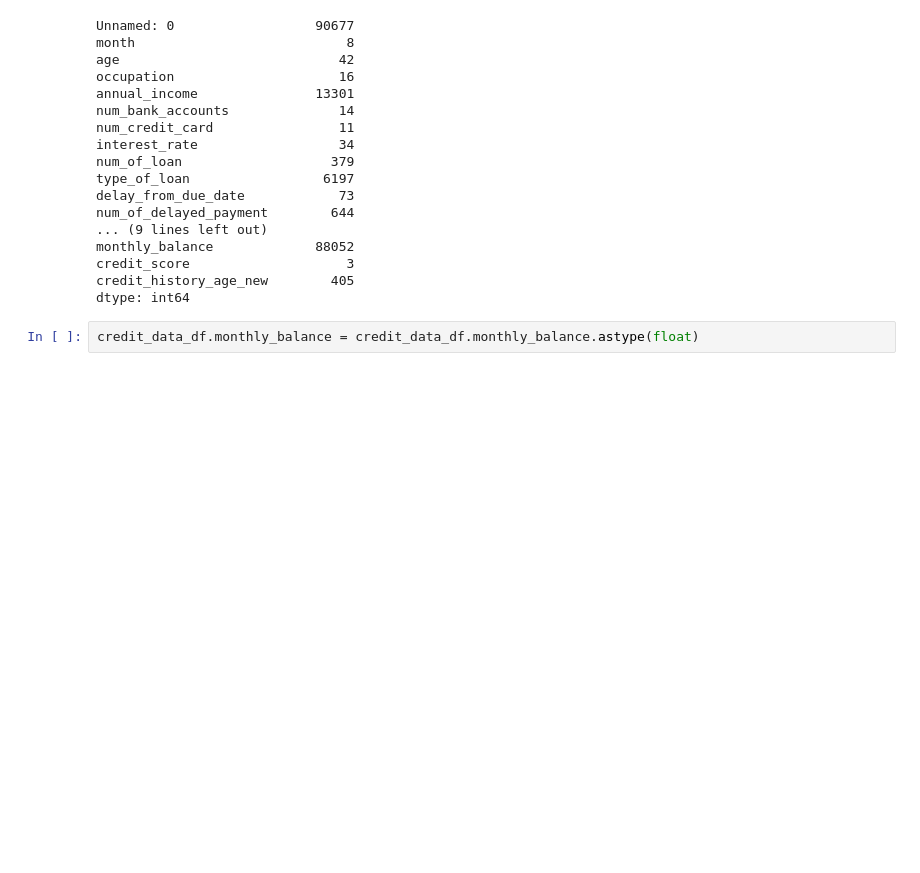
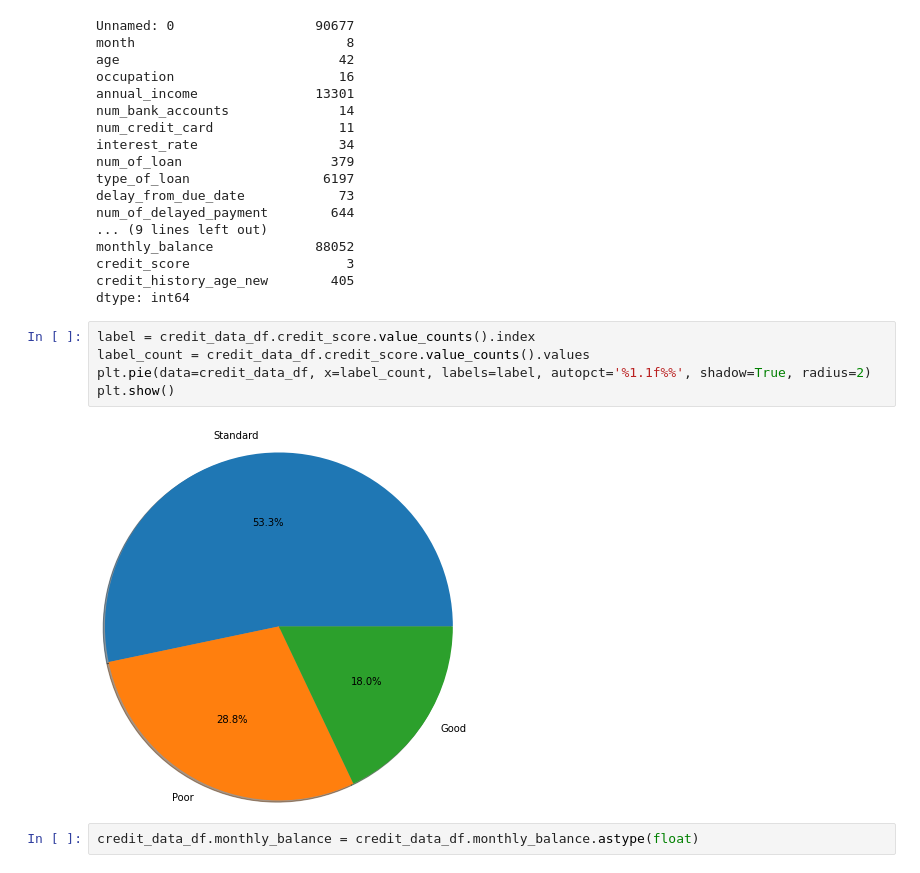
Before and after one commit to woodpecker2100/machine-learning-project, a Jupyter notebook: ML_analysis.ipynb, the cells around one changed output. Cells and saved outputs as stored; diff of their text form; blank space fills up the shorter version.

```diff
--- a/ML_analysis.ipynb
+++ b/ML_analysis.ipynb
@@ -38,6 +38,13 @@ monthly_balance             88052
 credit_score                    3
 credit_history_age_new        405
 dtype: int64
+# %%
+label = credit_data_df.credit_score.value_counts().index
+label_count = credit_data_df.credit_score.value_counts().values
+plt.pie(data=credit_data_df, x=label_count, labels=label, autopct='%1.1f%%', shadow=True, radius=2)
+plt.show()
+# %% [output]
+[figure, added]
 # %%
 credit_data_df.monthly_balance = credit_data_df.monthly_balance.astype(float)
 # %%
```
Also changed, not shown: parts of 1 cell of this notebook.
